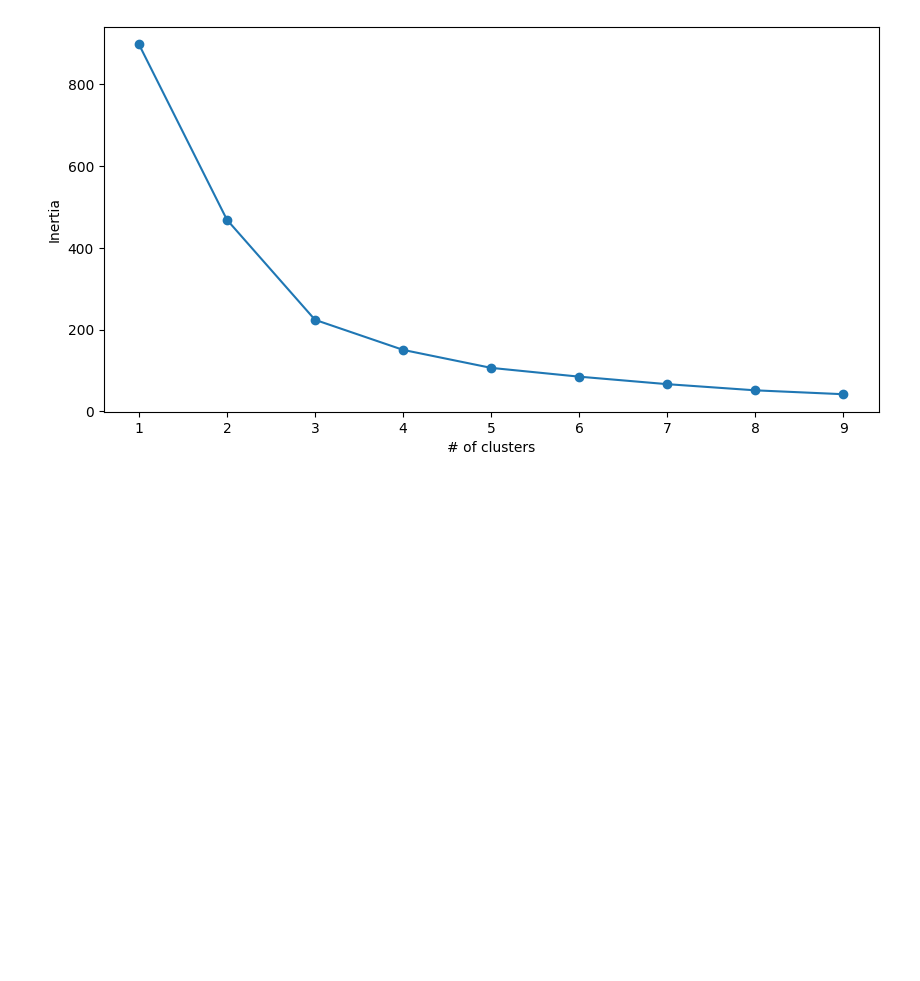
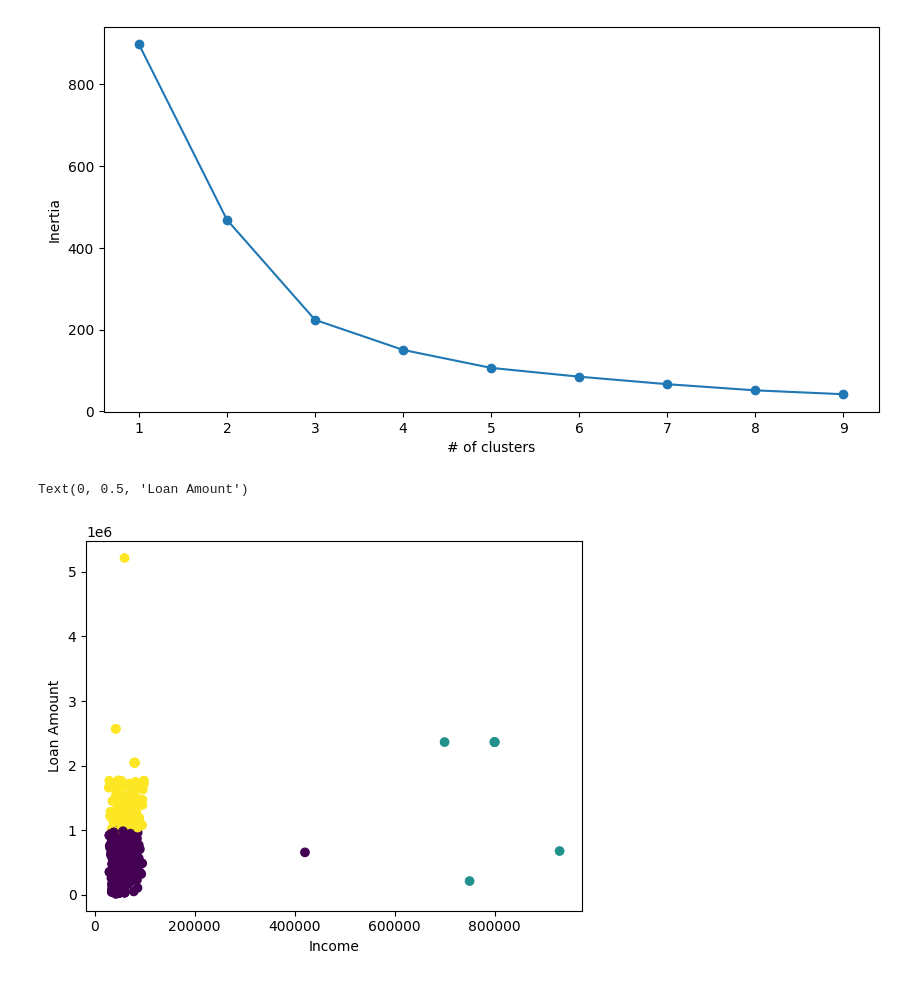
Before and after one commit to rintendou/csci415-project4, a Jupyter notebook: credit_card.ipynb, the cells around one changed output. Cells and saved outputs as stored; diff of their text form; code cells hidden in the pictures; blank space fills up the shorter version.

Commit message:
Applied scatterplot to visualize clusters

```diff
--- a/credit_card.ipynb
+++ b/credit_card.ipynb
@@ -129,3 +129,12 @@ optimize_k_means(standard_customer_profiles[['Income', 'Loan Amount']], 10)
 # %%
 kmeans = KMeans(n_clusters=3)
 kmeans.fit(standard_customer_profiles[['Income', 'Loan Amount']])
+
+customer_profiles['kmeans_3'] = kmeans.labels_
+# %%
+plt.scatter(x=customer_profiles['Income'], y=customer_profiles['Loan Amount'], c=customer_profiles['kmeans_3'])
+plt.xlabel('Income')
+plt.ylabel('Loan Amount')
+# %% [output]
+Text(0, 0.5, 'Loan Amount')
+[figure, added]
```
